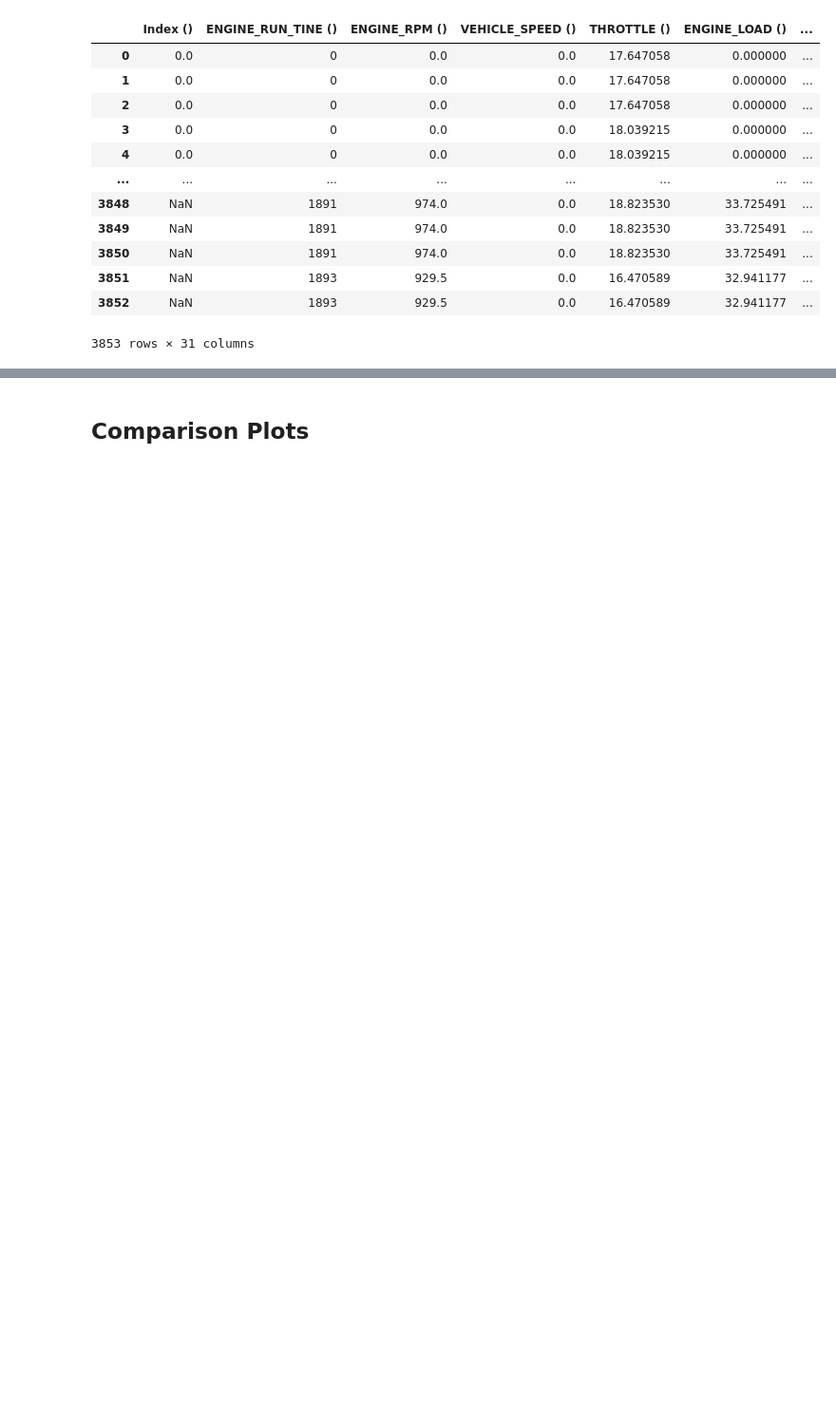
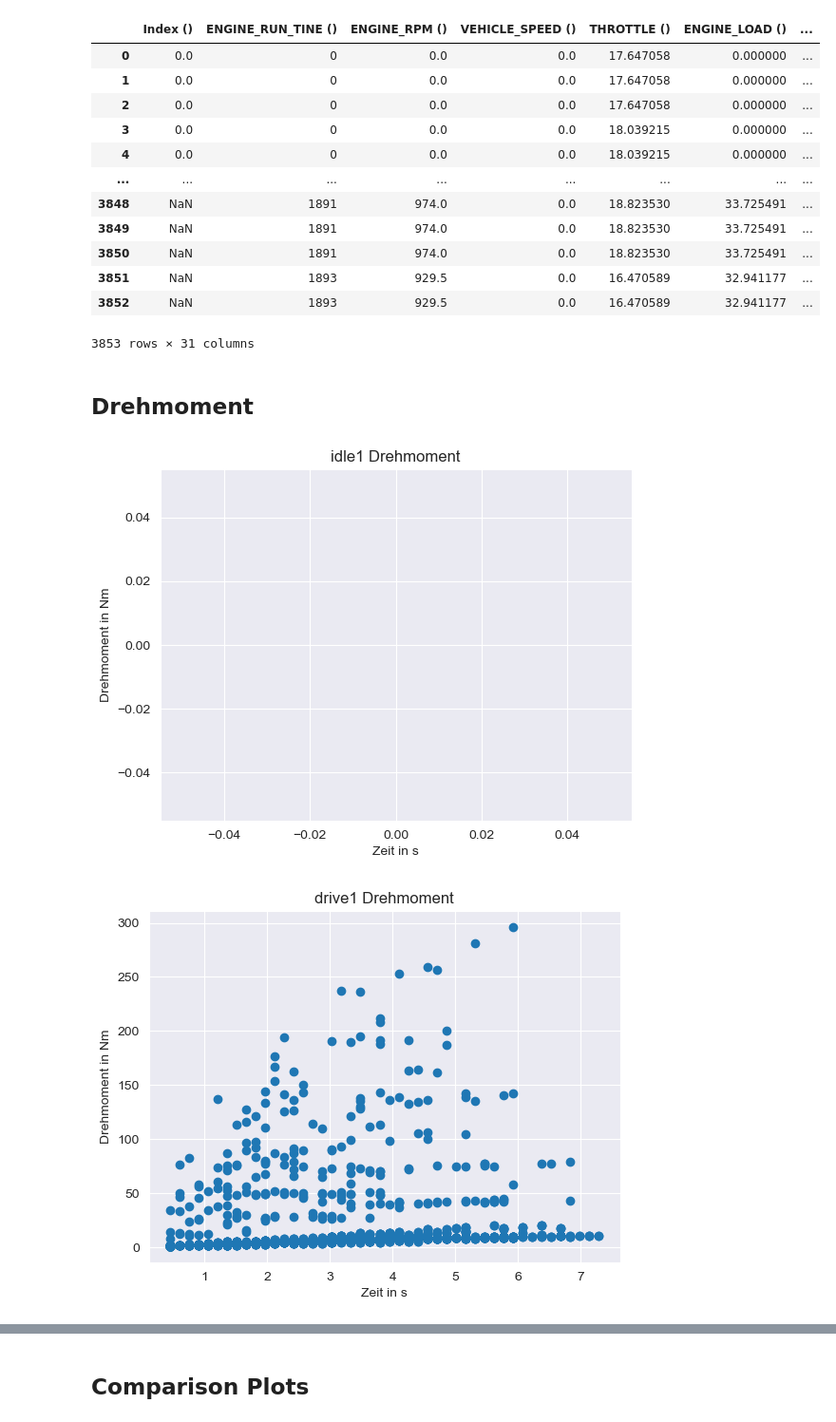
Before and after one commit to camila-duarte/verbrennungsmotoren, a Jupyter notebook: analyse/Motordrehzahl und Motordrehmoment.ipynb, the cells around one changed output, grey strips where cells are left out. Shown: that part at 95% size. Saved outputs shown, nothing was run; the diff lists cells and outputs as text; code cells hidden in the pictures; blank space fills up the shorter version.

```diff
--- a/analyse/Motordrehzahl und Motordrehmoment.ipynb
+++ b/analyse/Motordrehzahl und Motordrehmoment.ipynb
@@ -142,3 +142,29 @@ data[2]
 | 3851 | NaN | 1893 | 929.5 | 0.0 | 16.470589 | 32.941177 | ... |
 | 3852 | NaN | 1893 | 929.5 | 0.0 | 16.470589 | 32.941177 | ... |
 3853 rows × 31 columns
+# %% [markdown]
+## Drehmoment
+# %%
+# Berechnung des Drehmomentes aus Leistung und RPM
+# Aktuell werden gänge noch nicht berücksichtigt
+for i in range(length):
+    local_length = int(data[i].shape[0])
+    drehM = np.zeros(local_length)
+    for j in range(local_length-1):
+        if 0 != data[i]["ENGINE_RPM ()"][j]:
+            drehM[j] = data[i]["LEISTUNG"][j]/(2*pi*(data[i]["ENGINE_RPM ()"][j])/60)
+        else:            #für den Fall das n = 0, ist die Formel oben nicht definiert, da der Motor in diesem Fall steht wird M = 0 gesetzt
+            drehM[j] = 0
+    data[i] = data[i].assign(DREHMOMENT=drehM)
+    temp_data = data[i].sort_values(by=["N_RAD"])
+    temp_data = temp_data.drop(temp_data[temp_data["LEISTUNG"]==0].index)
+    plt.scatter(temp_data["N_RAD"],temp_data["DREHMOMENT"])
+    plt.title(names[i]+" Drehmoment")
+    plt.xlabel("Zeit in s")
+    plt.ylabel("Drehmoment in Nm")
+    plt.grid(True)
+    plt.savefig(graphs+"drehmoment_"+names[i]+".png",dpi=300)
+    plt.show()
+# %% [output]
+[figure, added]
+[figure, added]
```
Also changed, not shown: parts of 2 cells of this notebook, 11 other files.
